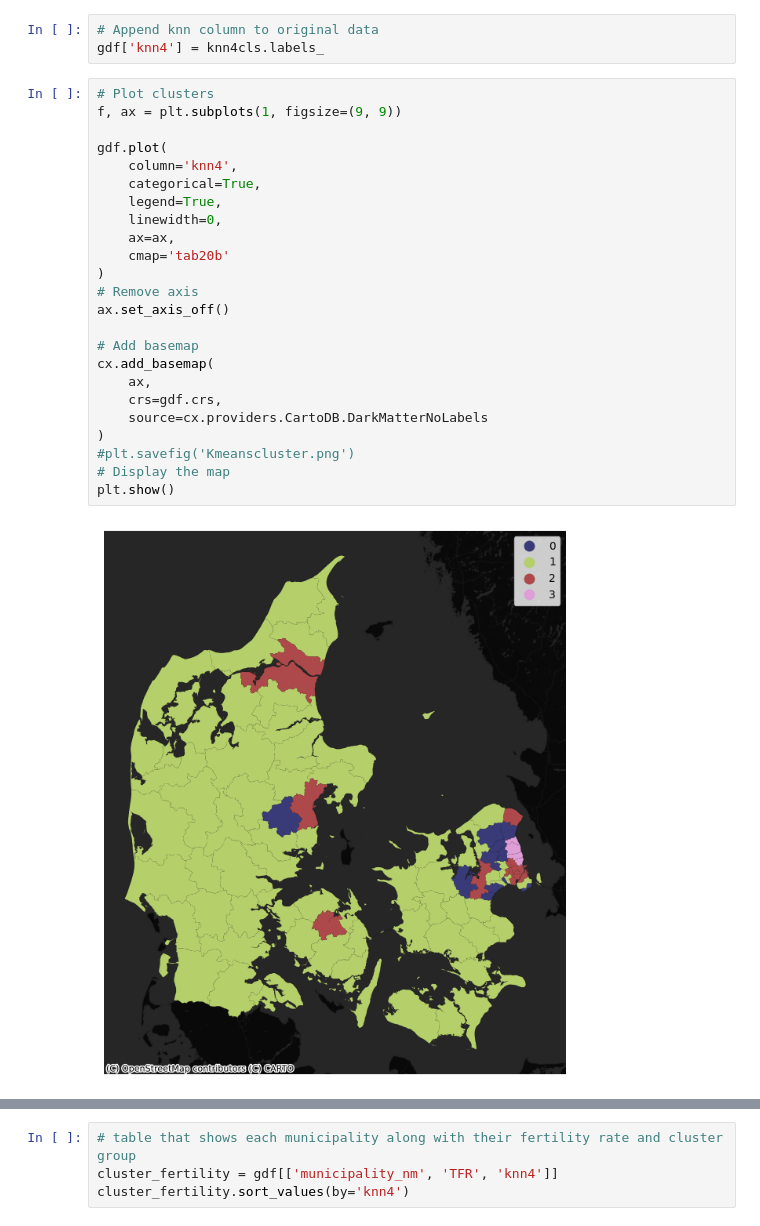
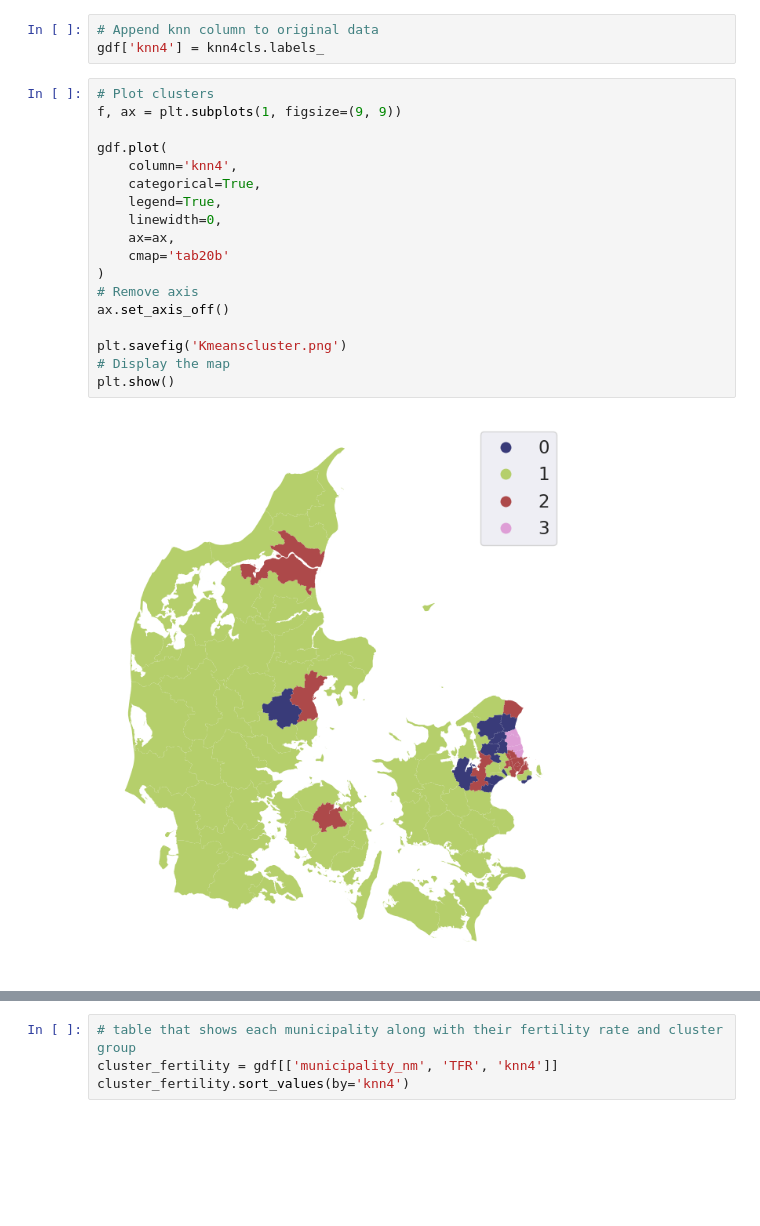
Before and after one commit to agnesutovaite/geospatial, a Jupyter notebook: project_notebook.ipynb, the cells around one changed output, grey strips where cells are left out. Drawn from its saved outputs; the diff is of its cells as text; blank space fills up the shorter version.

```diff
--- a/project_notebook.ipynb
+++ b/project_notebook.ipynb
@@ -1189,29 +1191,23 @@ gdf['knn4'] = knn4cls.labels_
 # %%
 # Plot clusters
 f, ax = plt.subplots(1, figsize=(9, 9))
 
 gdf.plot(
     column='knn4',
     categorical=True,
     legend=True,
     linewidth=0,
     ax=ax,
     cmap='tab20b'
 )
 # Remove axis
 ax.set_axis_off()
 
-# Add basemap
-cx.add_basemap(
-    ax,
-    crs=gdf.crs,
-    source=cx.providers.CartoDB.DarkMatterNoLabels
-)
-#plt.savefig('Kmeanscluster.png')
+plt.savefig('Kmeanscluster.png')
 # Display the map
 plt.show()
 # %% [output]
-[figure, old version]
+[figure, new version]
 # %%
 # Plot the municiplality count for each cluster
 knn4sizes = gdf.groupby('knn4').size()
```
Also changed, not shown: parts of 28 cells of this notebook, 4 other files.
